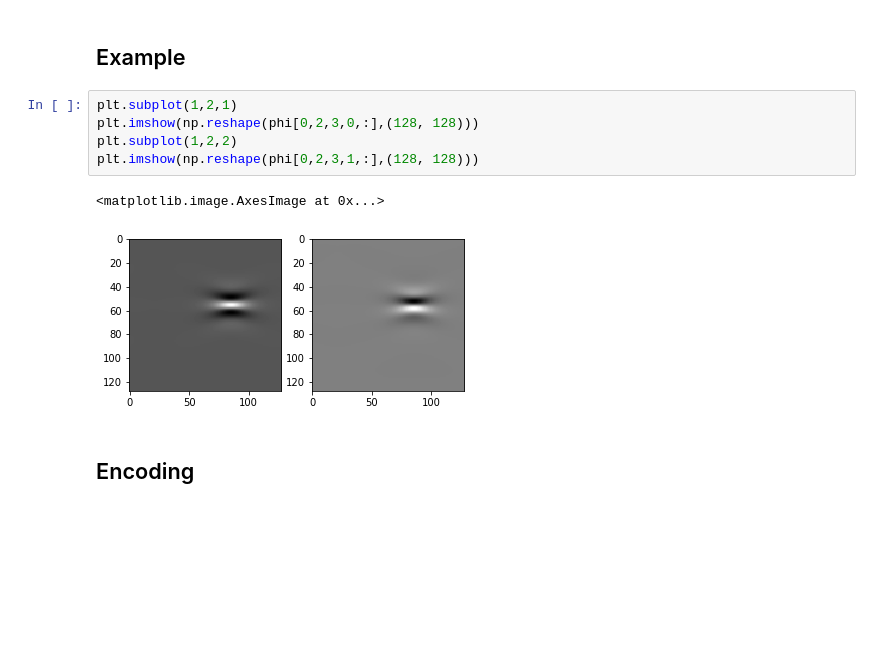
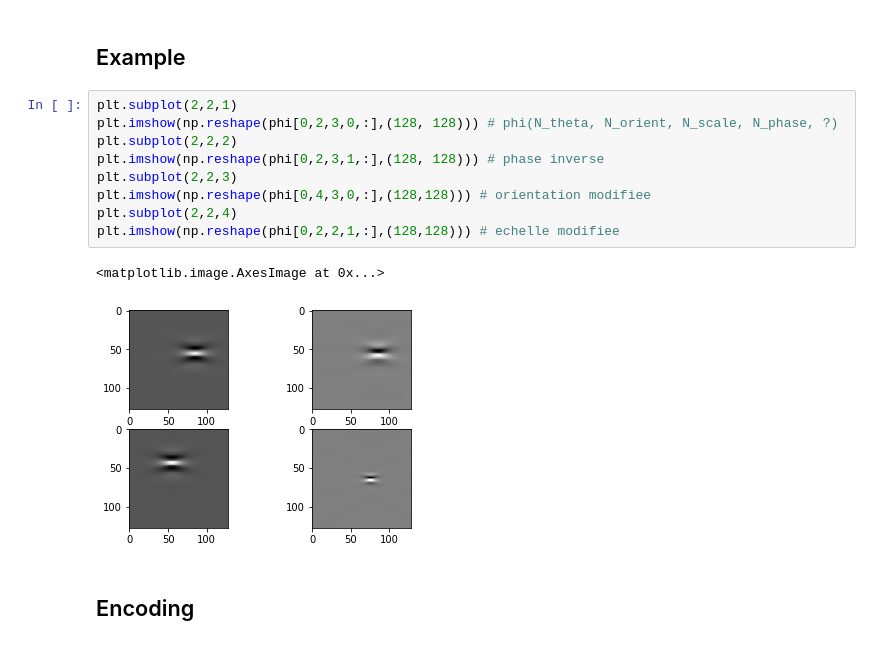
Before and after one commit to pierrealbiges/ActiveVision, a Jupyter notebook: Notebooks/mnist-logPolar-encoding.ipynb, the cells around one changed output. Saved outputs shown, nothing was run; the diff lists cells and outputs as text; blank space fills up the shorter version.

```diff
--- a/Notebooks/mnist-logPolar-encoding.ipynb
+++ b/Notebooks/mnist-logPolar-encoding.ipynb
@@ -143,13 +188,17 @@ plt.tight_layout();
 # %% [markdown]
 ## Example
 # %%
-plt.subplot(1,2,1)
-plt.imshow(np.reshape(phi[0,2,3,0,:],(128, 128)))
-plt.subplot(1,2,2)
-plt.imshow(np.reshape(phi[0,2,3,1,:],(128, 128)))
+plt.subplot(2,2,1)
+plt.imshow(np.reshape(phi[0,2,3,0,:],(128, 128))) # phi(N_theta, N_orient, N_scale, N_phase, ?)
+plt.subplot(2,2,2)
+plt.imshow(np.reshape(phi[0,2,3,1,:],(128, 128))) # phase inverse
+plt.subplot(2,2,3)
+plt.imshow(np.reshape(phi[0,4,3,0,:],(128,128))) # orientation modifiee
+plt.subplot(2,2,4)
+plt.imshow(np.reshape(phi[0,2,2,1,:],(128,128))) # echelle modifiee
 # %% [output]
 <matplotlib.image.AxesImage at 0x...>
-[figure, old version]
+[figure, new version]
 # %% [markdown]
 ## Encoding
 # %%
```
Also changed, not shown: parts of 12 cells of this notebook.
